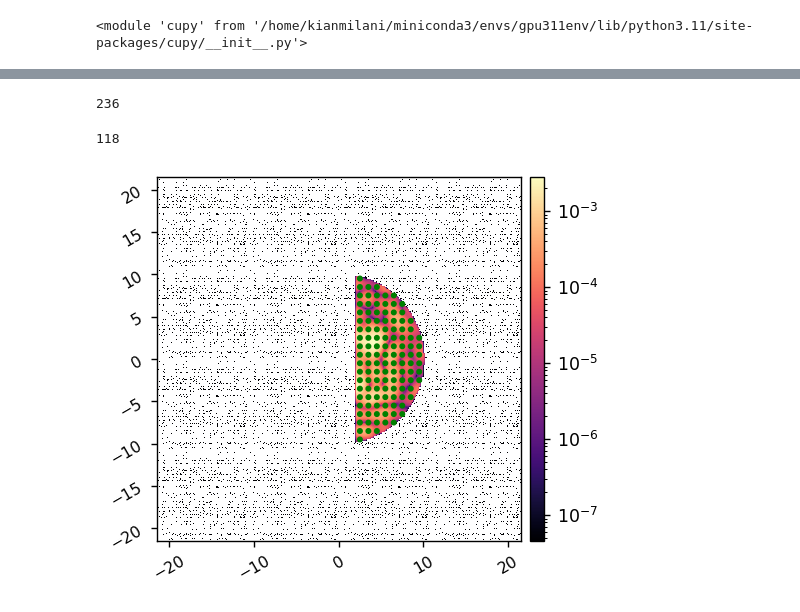
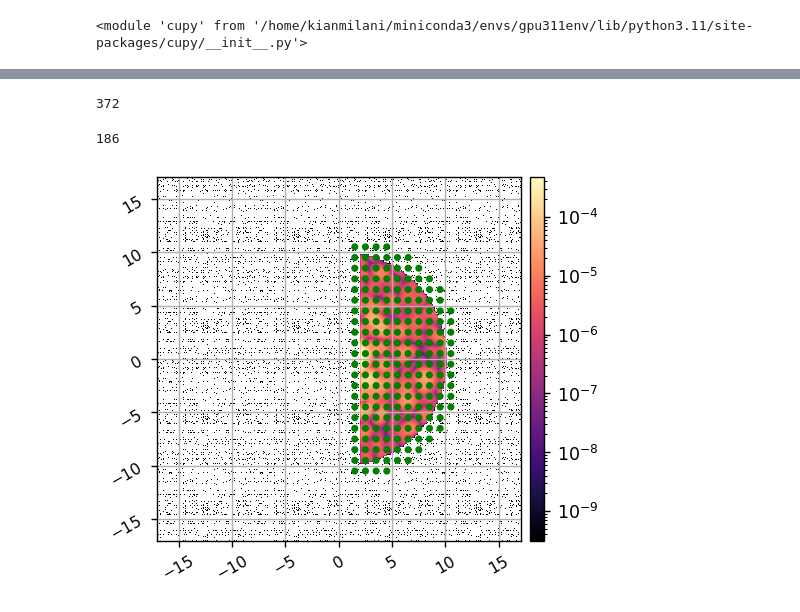
Before and after one commit to uasal/scoob-psf, a Jupyter notebook: example-notebooks/scoobpsf_iefc.ipynb, the cells around one changed output, grey strips where cells are left out. Drawn from its saved outputs; the diff is of its cells as text; code cells hidden in the pictures.

```diff
--- a/example-notebooks/scoobpsf_iefc.ipynb
+++ b/example-notebooks/scoobpsf_iefc.ipynb
@@ -76,14 +76,0 @@ Including factor of 2 from reflection when computing OPD.
-# %%
-reload(scoob)
-
-im0 = model.snap()
-model.Imax_ref = im0.max()
-
-ref_unocc_im = model.snap()
-
-model.FPM = vortex
-
-ref_im = model.snap()
-imshow2(ref_unocc_im, ref_im, '', 'Normalized Coronagraphic Image',
-        lognorm=True,
-        pxscl=model.psf_pixelscale_lamD)
@@ -120,24 +119,26 @@ probe_modes = xp.array(probe_modes)
 # %%
 reload(lina.utils)
 
 calib_amp = 5e-9
-calib_modes, fs = lina.utils.create_fourier_modes(model, control_mask, fourier_sampling=1, return_fs=True)
+
+probe_mask = lina.utils.create_annular_focal_plane_mask(model, iwa-0.5, owa+1.5, edge=edge-0.5, shift=(0,0), rotation=0)
+calib_modes, fs = lina.utils.create_fourier_modes(model, probe_mask, fourier_sampling=1, return_fs=True)
 calib_modes = xp.array(calib_modes)
 nmodes = calib_modes.shape[0]
 nf = nmodes//2
 display(nmodes, nf)
 
 patches = []
 for f in fs:
     center = (f[0], f[1])
     radius = 0.25
     patches.append(Circle(center, radius, fill=True, color='g'))
 
-imshow1(ref_im*control_mask, lognorm=True, pxscl=model.psf_pixelscale_lamD, patches=patches)
+imshow1(im0*control_mask, lognorm=True, pxscl=model.psf_pixelscale_lamD, patches=patches, grid=True)
 # %% [output]
-236
+372
-118
+186
-[figure, old version]
+[figure, new version]
 # %%
 reload(lina.iefc)
 model.reset_dm()
```
Also changed, not shown: parts of 21 cells of this notebook, 6 other files.
